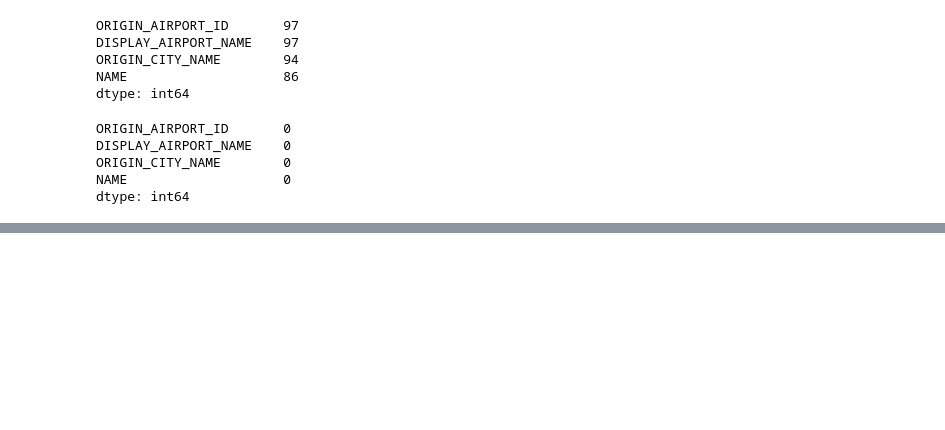
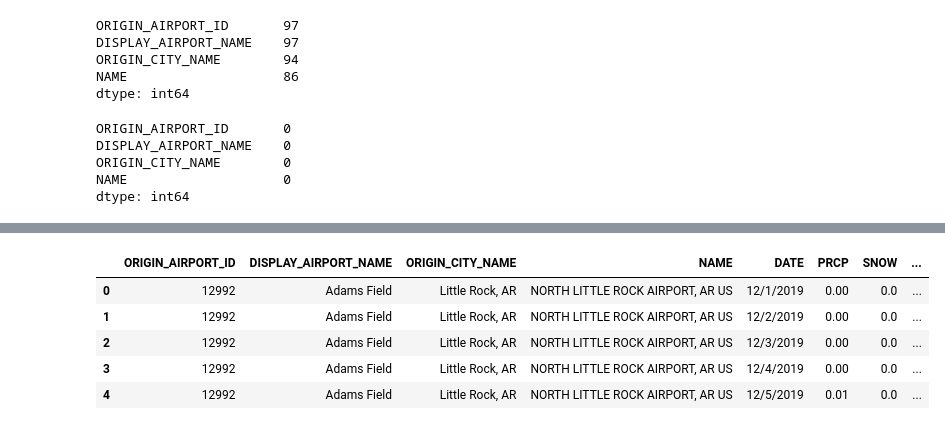
Before and after one commit to jimmy-nguyen-data-science/predicting-flight-delays, a Jupyter notebook: notebooks/02_Data_Exploration.ipynb, the cells around one changed output, grey strips where cells are left out. Cells and saved outputs as stored; diff of their text form; code cells hidden in the pictures; blank space fills up the shorter version.

```diff
--- a/notebooks/02_Data_Exploration.ipynb
+++ b/notebooks/02_Data_Exploration.ipynb
@@ -698,0 +771,11 @@ dtype: int64
+# %%
+# Merge weather report and cities for future merging
+weather = pd.merge(cities, weather_report, how='left', on='NAME')
+weather.head()
+# %% [output]
+|  | ORIGIN_AIRPORT_ID | DISPLAY_AIRPORT_NAME | ORIGIN_CITY_NAME | NAME | DATE | PRCP | SNOW | ... |
+| 0 | 12992 | Adams Field | Little Rock, AR | NORTH LITTLE ROCK AIRPORT, AR US | 12/1/2019 | 0.00 | 0.0 | ... |
+| 1 | 12992 | Adams Field | Little Rock, AR | NORTH LITTLE ROCK AIRPORT, AR US | 12/2/2019 | 0.00 | 0.0 | ... |
+| 2 | 12992 | Adams Field | Little Rock, AR | NORTH LITTLE ROCK AIRPORT, AR US | 12/3/2019 | 0.00 | 0.0 | ... |
+| 3 | 12992 | Adams Field | Little Rock, AR | NORTH LITTLE ROCK AIRPORT, AR US | 12/4/2019 | 0.00 | 0.0 | ... |
+| 4 | 12992 | Adams Field | Little Rock, AR | NORTH LITTLE ROCK AIRPORT, AR US | 12/5/2019 | 0.01 | 0.0 | ... |
```
Also changed, not shown: parts of 30 cells of this notebook, 2 other files.
